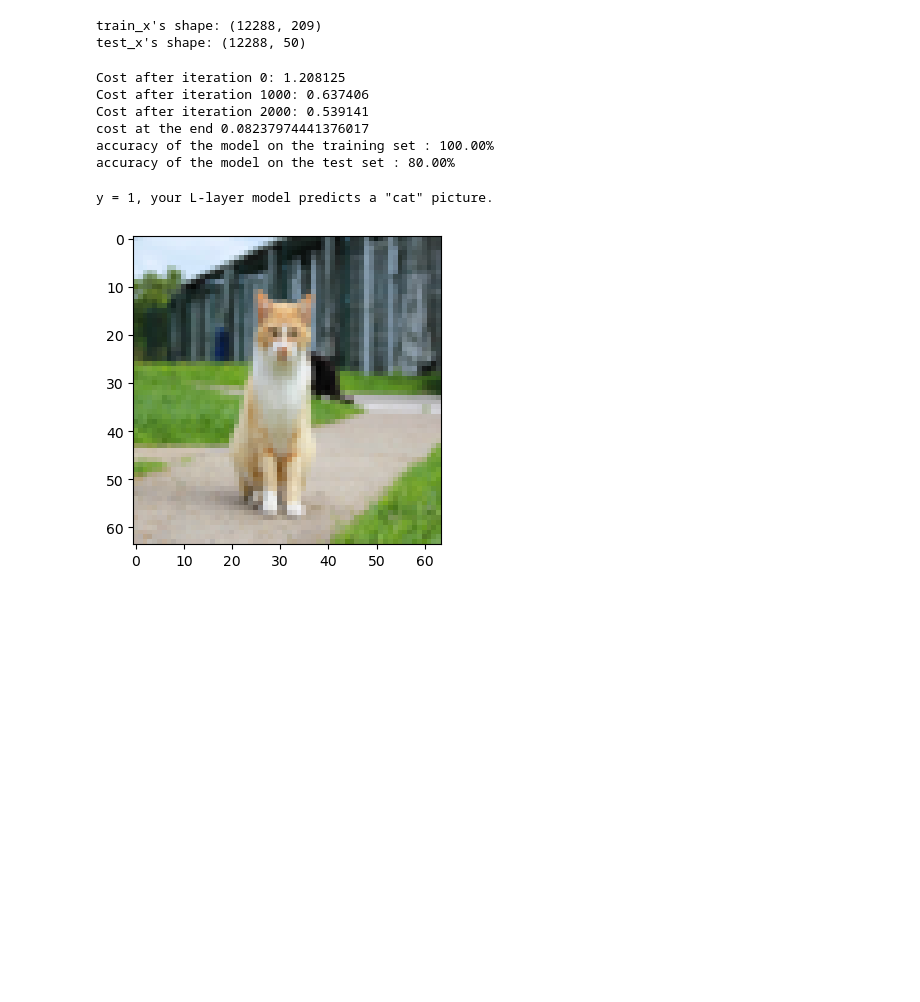
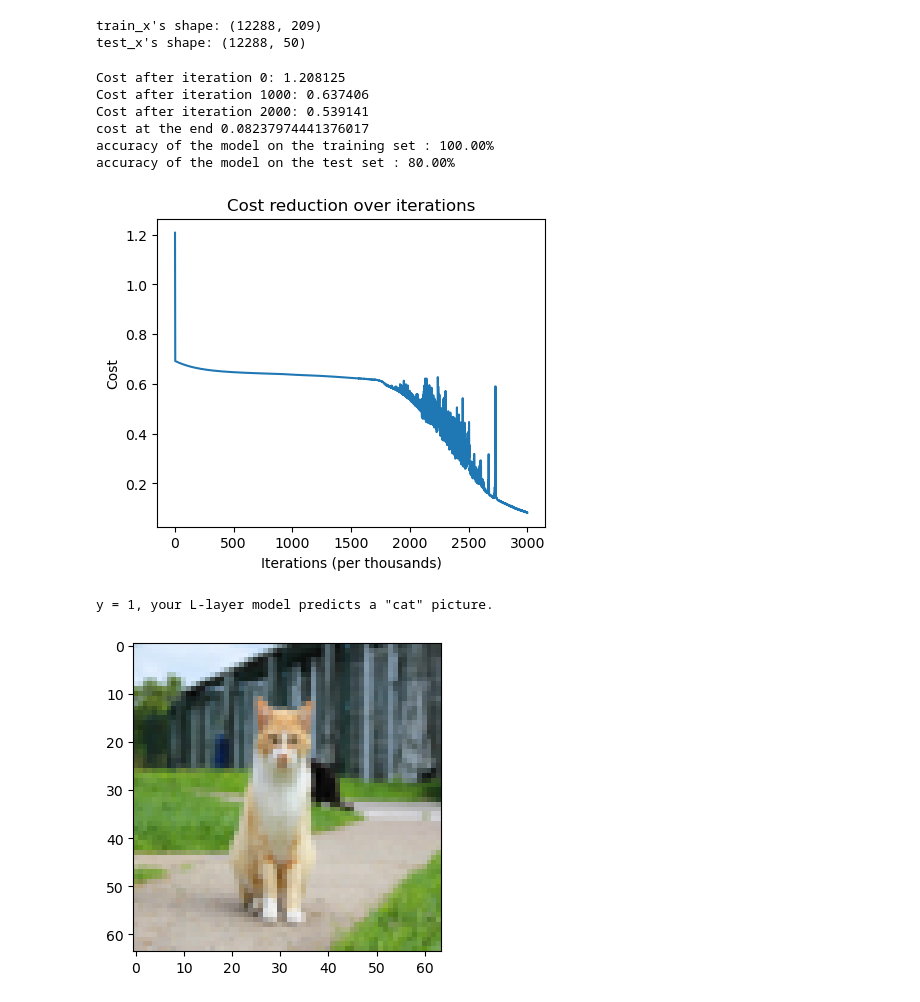
Before and after one commit to Anirod310/Neural-Network-From-Scratch, a Jupyter notebook: main_notebook.ipynb, the cells around one changed output. Drawn from its saved outputs; the diff is of its cells as text; code cells hidden in the pictures; blank space fills up the shorter version.

```diff
--- a/main_notebook.ipynb
+++ b/main_notebook.ipynb
@@ -243,6 +243,8 @@ def update_params(params, grads, alpha):
 def nn_model(X, Y, layer_dims, iterations, alpha):
 
     np.random.seed(1)
+
+    costs = []
 
     parameters = init_params(layer_dims)
 
@@ -251,6 +253,8 @@ def nn_model(X, Y, layer_dims, iterations, alpha):
 
         cost = compute_cost(AL, Y)
 
+        costs.append(cost)
+
         grads = back_prob(AL, Y, caches)
 
         parameters = update_params(parameters, grads, alpha)
@@ -258,7 +262,7 @@ def nn_model(X, Y, layer_dims, iterations, alpha):
         if i % 1000 == 0:
             print ("Cost after iteration %i: %f" %(i, cost))
 
-    return parameters, cost
+    return parameters, cost, costs
 # %%
 def accuracy(X, Y, parameters):
     m = X.shape[1]
@@ -279,15 +283,15 @@ def predict(X, parameters):
     return prediction
 # %%
 layer_dims = [12288, 20, 7, 5, 1]
-while test_set_accuracy < 0.8:
-    parameters, cost= nn_model(X_train, Y_train, layer_dims, 3000, 0.0075)
-    print("cost at the end", cost)
 
-    train_set_accuracy = accuracy(X_train, Y_train, parameters)
-    print(f'accuracy of the model on the training set : {train_set_accuracy * 100:.2f}%')
+parameters, cost, costs= nn_model(X_train, Y_train, layer_dims, 3000, 0.0075)
+print("cost at the end", cost)
 
-    test_set_accuracy = accuracy(X_test, Y_test, parameters)
-    print(f'accuracy of the model on the test set : {test_set_accuracy * 100:.2f}%')
+train_set_accuracy = accuracy(X_train, Y_train, parameters)
+print(f'accuracy of the model on the training set : {train_set_accuracy * 100:.2f}%')
+
+test_set_accuracy = accuracy(X_test, Y_test, parameters)
+print(f'accuracy of the model on the test set : {test_set_accuracy * 100:.2f}%')
 # %% [output]
 Cost after iteration 0: 1.208125
 Cost after iteration 1000: 0.637406
@@ -295,6 +299,15 @@ Cost after iteration 2000: 0.539141
 cost at the end 0.08237974441376017
 accuracy of the model on the training set : 100.00%
 accuracy of the model on the test set : 80.00%
+# %%
+# Plot the cost
+plt.plot(costs)
+plt.ylabel('Cost')
+plt.xlabel('Iterations (per thousands)')
+plt.title('Cost reduction over iterations')
+plt.show()
+# %% [output]
+[figure, added]
 # %%
 image_to_predict = "db3.jpg"
 my_label_y = [1]
```
Also changed, not shown: 6 other files.
